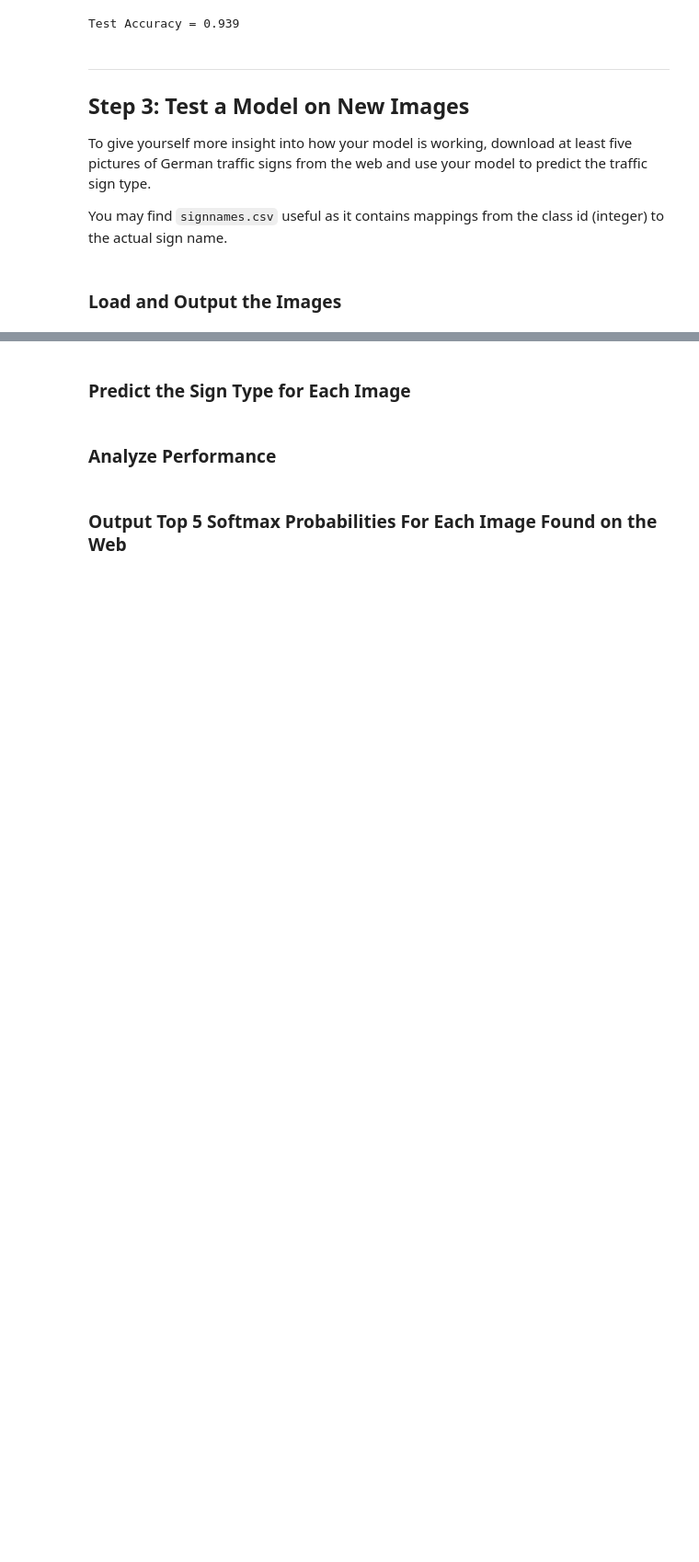
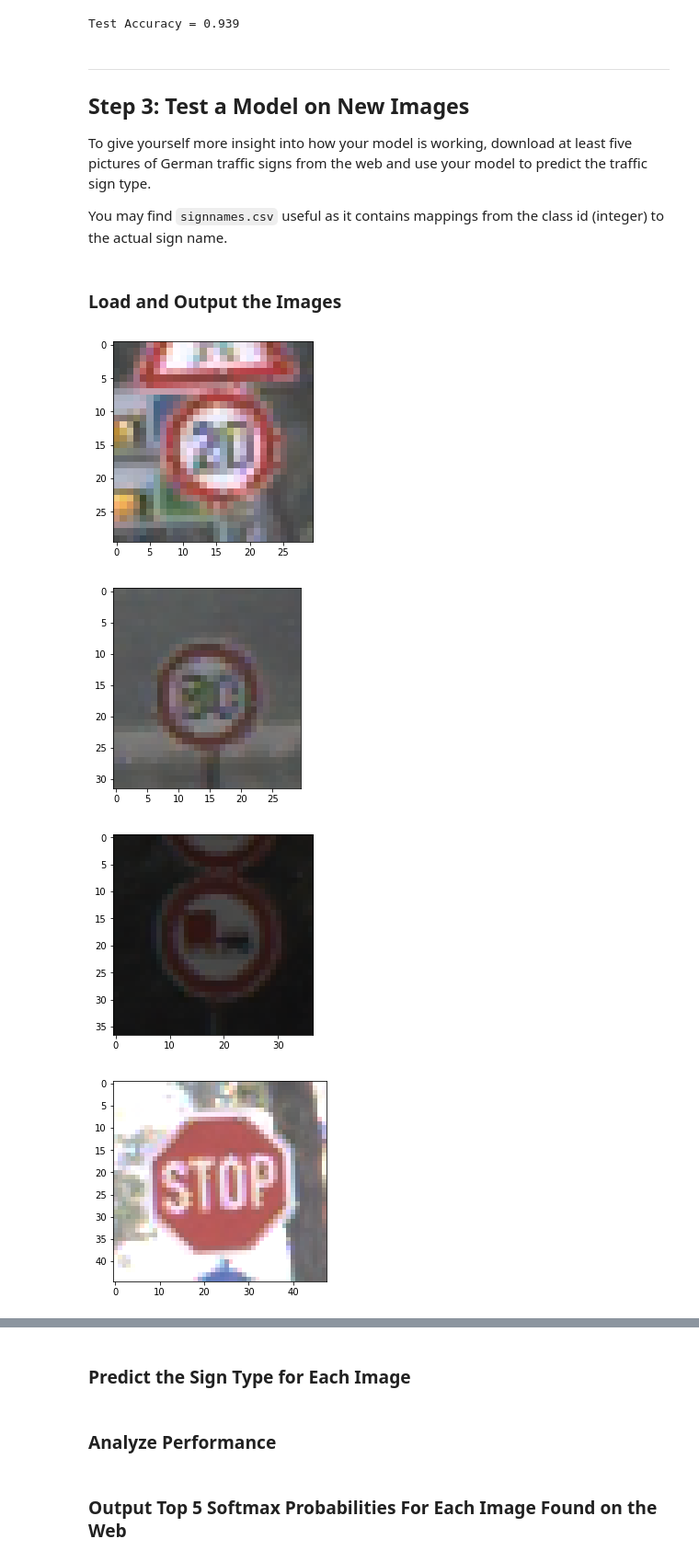
Before and after one commit to TakashiNakagawa/CarND-Traffic-Sign-Classifier-Project, a Jupyter notebook: Traffic_Sign_Classifier.ipynb, the cells around one changed output, grey strips where cells are left out. Shown: that part at 92% size. Drawn from its saved outputs; the diff is of its cells as text; code cells hidden in the pictures; blank space fills up the shorter version.

```diff
--- a/Traffic_Sign_Classifier.ipynb
+++ b/Traffic_Sign_Classifier.ipynb
@@ -400,0 +398,30 @@ You may find `signnames.csv` useful as it contains mappings from the class id (i
+# %%
+### Load the images and plot them here.
+### Feel free to use as many code cells as needed.
+
+import matplotlib.pyplot as plt
+import numpy as np
+import PIL
+
+# Visualizations will be shown in the notebook.
+%matplotlib inline
+
+
+other_images = [
+    "../GTSRB/Final_Training/Images/00000/00000_00001.ppm",
+    "../GTSRB/Final_Training/Images/00005/00000_00001.ppm",
+    "../GTSRB/Final_Training/Images/00010/00000_00000.ppm",
+    "../GTSRB/Final_Training/Images/00014/00000_00000.ppm",
+    "../GTSRB/Final_Training/Images/00020/00003_00007.ppm"]
+
+for img in other_images:
+    image = PIL.Image.open(img)
+    imgArray = np.asarray(image)
+    plt.figure()
+    plt.imshow(imgArray)
+plt.show()
+# %% [output]
+[figure, added]
+[figure, added]
+[figure, added]
+[figure, added]
```
Also changed, not shown: parts of 2 cells of this notebook.
